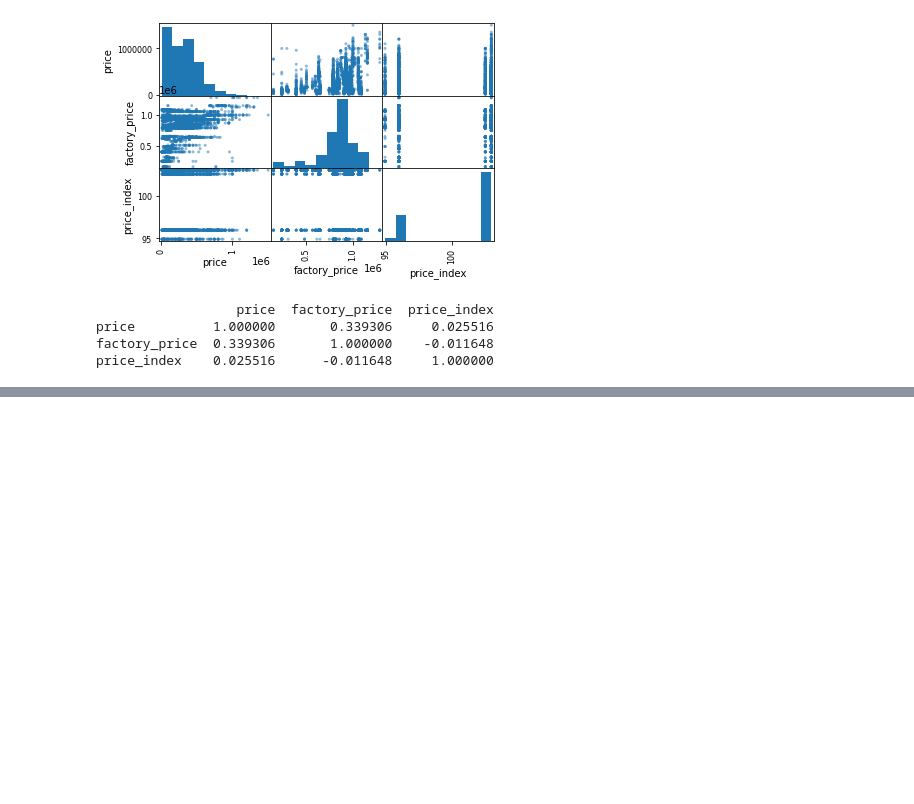
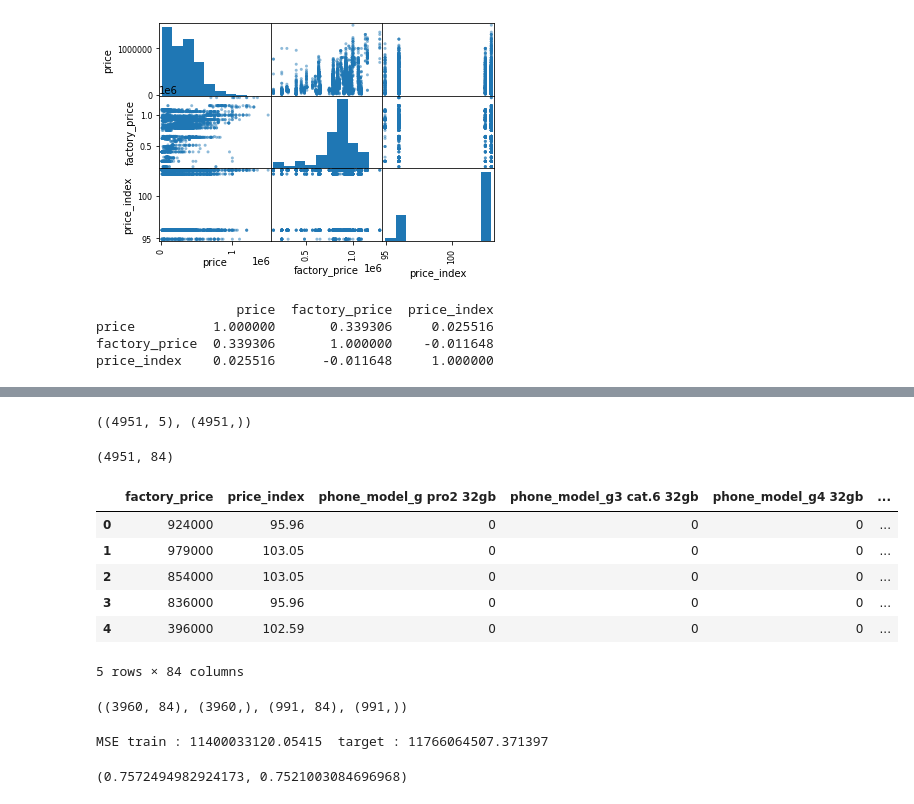
Before and after one commit to soxxun/python, a Jupyter notebook: 20220330/가격예측.ipynb, the cells around one changed output, grey strips where cells are left out. Saved outputs shown, nothing was run; the diff lists cells and outputs as text; code cells hidden in the pictures; blank space fills up the shorter version.

```diff
--- a/20220330/가격예측.ipynb
+++ b/20220330/가격예측.ipynb
@@ -248,0 +220,30 @@ y_target_mse = mean_squared_error(y_target,y_target_predic)
+# %%
+y = df['price']
+x = df.iloc[:,1:]
+x.shape, y.shape
+# %% [output]
+((4951, 5), (4951,))
+# %%
+# 문자열 데이터는 ont hot encoding
+x = pd.get_dummies(x,columns=['phone_model','maker','yearmonth'])
+print(x.shape)
+x.head()
+# %% [output]
+(4951, 84)
+|  | factory_price | price_index | phone_model_g pro2 32gb | phone_model_g3 cat.6 32gb | phone_model_g4 32gb | ... |
+| 0 | 924000 | 95.96 | 0 | 0 | 0 | ... |
+| 1 | 979000 | 103.05 | 0 | 0 | 0 | ... |
+| 2 | 854000 | 103.05 | 0 | 0 | 0 | ... |
+| 3 | 836000 | 95.96 | 0 | 0 | 0 | ... |
+| 4 | 396000 | 102.59 | 0 | 0 | 0 | ... |
+5 rows × 84 columns
+# %%
+# 학습용과 훈련용 데이터를 분리
+from sklearn.model_selection import train_test_split
+from sklearn.preprocessing import StandardScaler
+ss = StandardScaler()
+x_scaled = ss.fit_transform(x)
+x_train,x_target,y_train,y_target =  train_test_split(x_scaled,y,test_size=0.2,random_state=42)
+x_train.shape,y_train.shape, x_target.shape, y_target.shape
+# %% [output]
+((3960, 84), (3960,), (991, 84), (991,))
@@ -248,0 +260,8 @@ y_target_mse = mean_squared_error(y_target,y_target_predic)
+# %%
+print(f"MSE train : {y_train_mse}  target : {y_target_mse}")
+# %% [output]
+MSE train : 11400033120.05415  target : 11766064507.371397
+# %%
+rfr.score(x_train,y_train), rfr.score(x_target,y_target)
+# %% [output]
+(0.7572494982924173, 0.7521003084696968)
```
Also changed, not shown: parts of 28 cells of this notebook.
